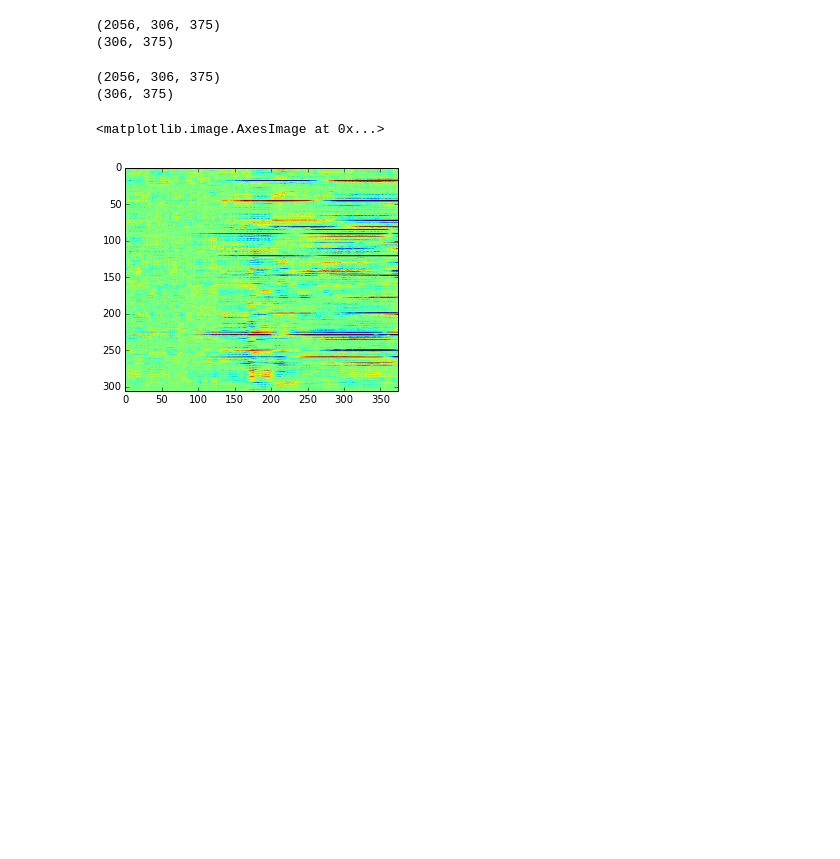
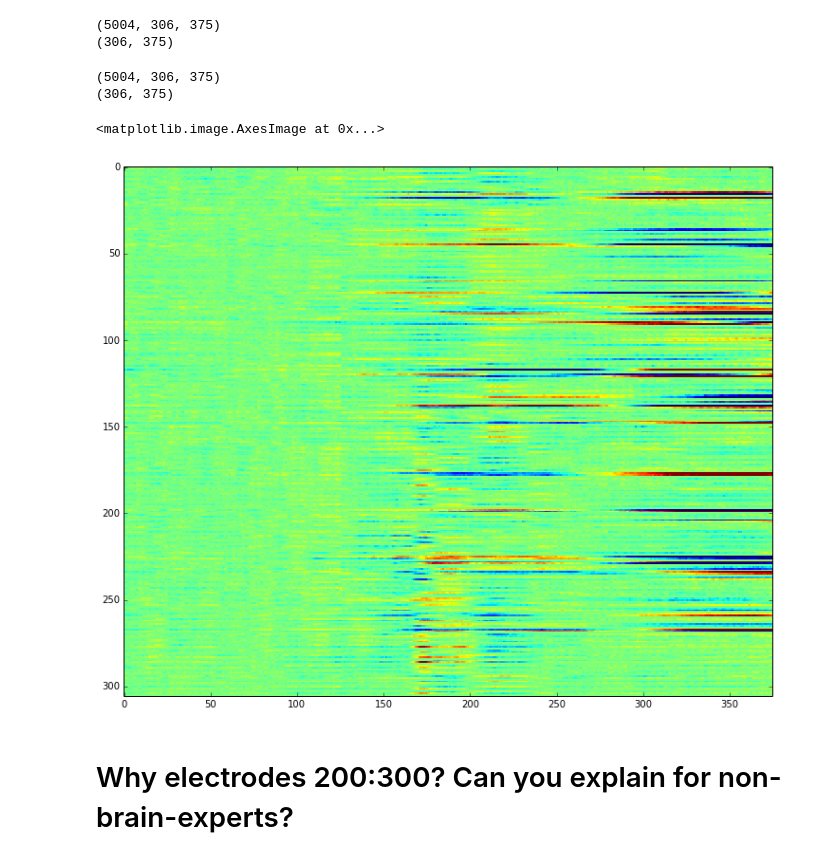
Before and after one commit to SnippyHolloW/kaggleMEG, a Jupyter notebook: Explore_all_subjects.ipynb, the cells around one changed output. Cells and saved outputs as stored; diff of their text form; code cells hidden in the pictures; blank space fills up the shorter version.

```diff
--- a/Explore_all_subjects.ipynb
+++ b/Explore_all_subjects.ipynb
@@ -2,8 +4,9 @@
 from scipy.io import loadmat
 from pylab import imshow, show
 import matplotlib.pyplot as plt
+plt.rcParams['figure.figsize'] = 15, 10
 import glob
-subject_files = glob.glob("data/*.mat")
+subject_files = glob.glob("data/train*.mat")
 print subject_files
 
 d = loadmat(subject_files[0])
@@ -64,7 +61,7 @@ print data1.shape
 m1 = data1.mean(axis=0)
 print m1.shape
 # %% [output]
-(2056, 306, 375)
+(5004, 306, 375)
 (306, 375)
 # %%
 data0 = data[labels==0]
@@ -72,17 +69,19 @@ print data0.shape
 m0 = data0.mean(axis=0)
 print m0.shape
 # %% [output]
-(2056, 306, 375)
+(5004, 306, 375)
 (306, 375)
 # %%
 # Now lets go for the difference...
 diff=m0-m1
 #imshow(diff)
-imshow(diff, vmin=-2e-12, vmax=2e-12)
+imshow(diff, vmin=-2e-12, vmax=2e-12, interpolation="nearest")
 # so much fucking huge artifacts...
 # %% [output]
 <matplotlib.image.AxesImage at 0x...>
-[figure, old version]
+[figure, new version]
+# %% [markdown]
+# Why electrodes 200:300? Can you explain for non-brain-experts?
 # %%
 # plot difference per electrode
 
```
Also changed, not shown: parts of 11 cells of this notebook.
